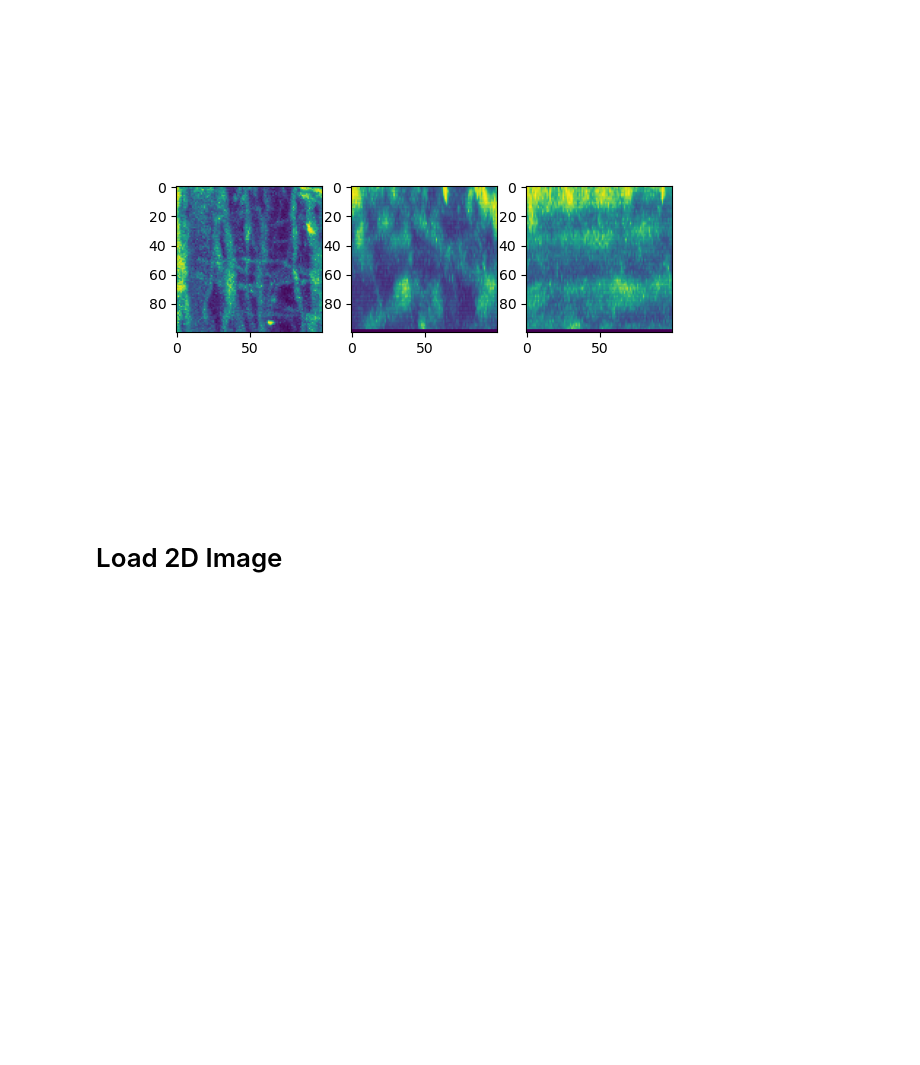
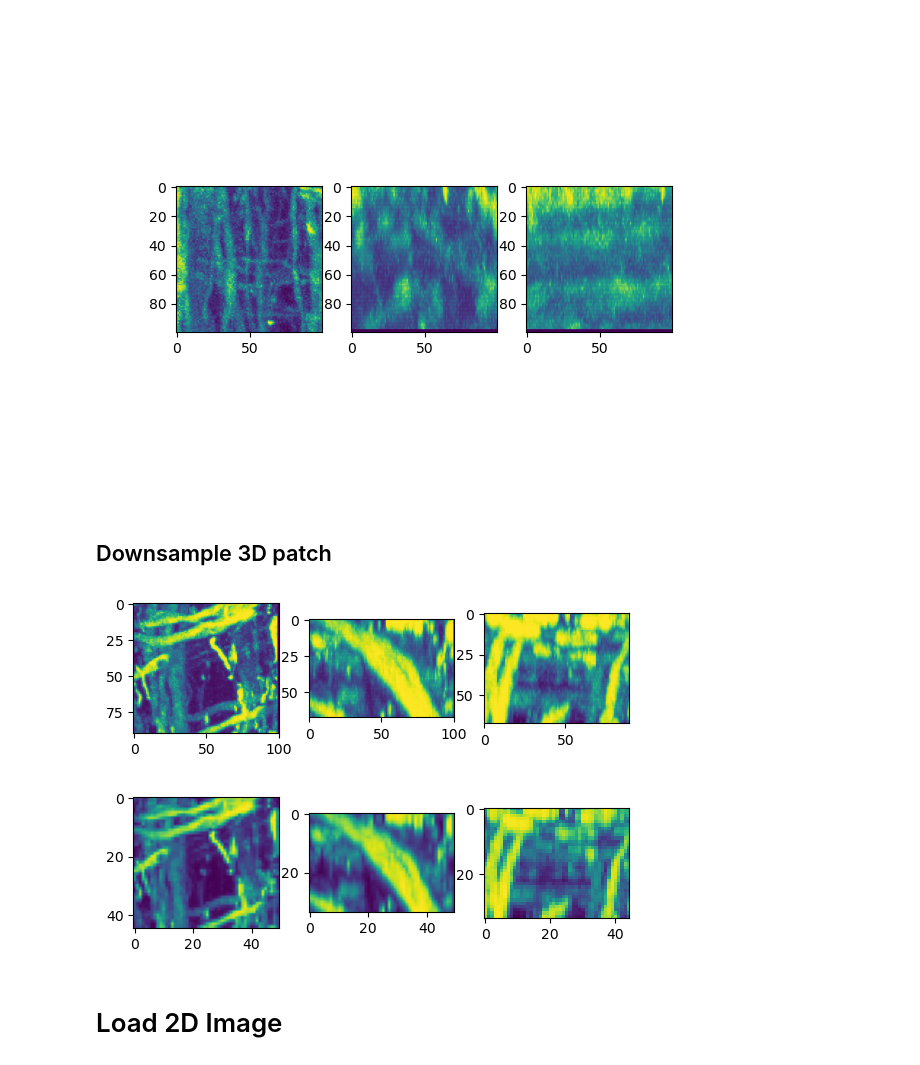
Before and after one commit to BrysonGray/fibermetric, a Jupyter notebook: example_image_analysis/load_data.ipynb, the cells around one changed output. Drawn from its saved outputs; the diff is of its cells as text; code cells hidden in the pictures; blank space fills up the shorter version.

Commit message:
example data visualization edits

```diff
--- a/example_image_analysis/load_data.ipynb
+++ b/example_image_analysis/load_data.ipynb
@@ -119,6 +126,31 @@ ax[2].imshow(I.max(axis=2))
 I = I * 255
 I = I.astype(np.uint8)
 tifffile.imwrite('/home/brysongray/fibermetric/example_image_analysis/two_angle_roi_3d_3.tif', I)
+# %% [markdown]
+## Downsample 3D patch
+# %%
+HOME = '/Users/brysongray/git_repos/fibermetric'
+I = tifffile.imread(os.path.join(HOME, "example_image_analysis/two_angle_roi_3d_1.tif"))
+down = 2
+image_resized = resize(
+    I, (I.shape[0] // down, I.shape[1] // down, I.shape[2] // down), anti_aliasing=True
+)
+
+fig, ax = plt.subplots(1,3)
+
+ax[0].imshow(I.max(axis=0))
+ax[1].imshow(I.max(axis=1))
+ax[2].imshow(I.max(axis=2))
+
+fig, ax = plt.subplots(1,3)
+ax[0].imshow(image_resized.max(axis=0))
+ax[1].imshow(image_resized.max(axis=1))
+ax[2].imshow(image_resized.max(axis=2))
+
+tifffile.imwrite(os.path.join(HOME, "example_image_analysis/two_angle_roi_3d_1_down_2.tif"), image_resized)
+# %% [output]
+[figure, added]
+[figure, added]
 # %% [markdown]
 # Load 2D Image
 # %%
```
Also changed, not shown: parts of 4 cells of this notebook, 1 other file.
